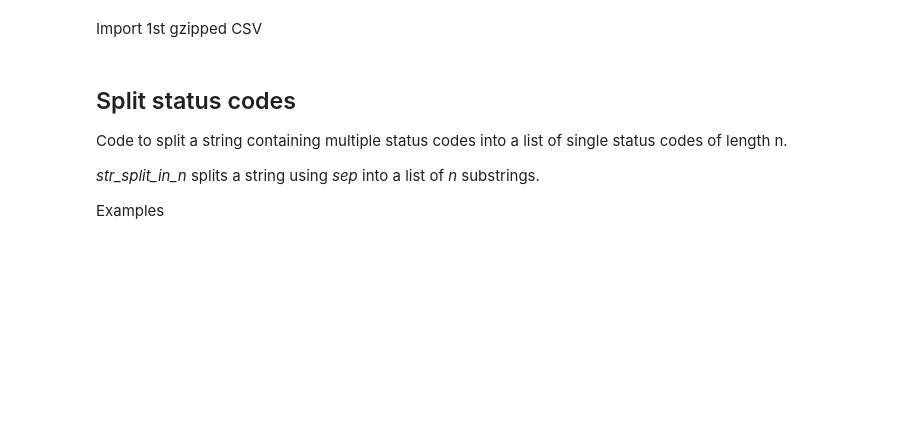
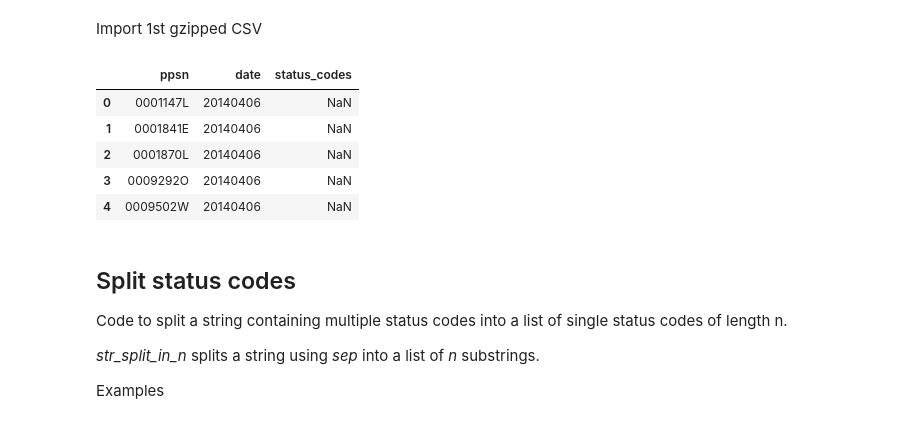
Before and after one commit to ciaranjudge/evaluation_jp, a Jupyter notebook: WeeklyStatusSummaryFlagsOnly.ipynb, the cells around one changed output. Cells and saved outputs as stored; diff of their text form; code cells hidden in the pictures; blank space fills up the shorter version.

```diff
--- a/WeeklyStatusSummaryFlagsOnly.ipynb
+++ b/WeeklyStatusSummaryFlagsOnly.ipynb
@@ -170,9 +170,16 @@ flagdate = str(datetime.now()).split('.')[0][0:10]
 meltdate = "2018-12-21" # specify if not = flagdate
 # %%
 with gzip.open('\\\\cskma0294\\F\\Evaluations\\JobPath\\WeeklyStatus_part1_melt_'+meltdate+'.gz') as f:
-    df3_part1 = pd.read_csv(f).iloc[:,1:] # drop 1st column (an artefact of the zipping process)
+    df3_part1 = pd.read_csv(f, dtype={'date':int}).iloc[:,1:] # drop 1st column (an artefact of the zipping process
 
 df3_part1.head()
+# %% [output]
+|  | ppsn | date | status_codes |
+| 0 | 0001147L | 20140406 | NaN |
+| 1 | 0001841E | 20140406 | NaN |
+| 2 | 0001870L | 20140406 | NaN |
+| 3 | 0009292O | 20140406 | NaN |
+| 4 | 0009502W | 20140406 | NaN |
 # %% [markdown]
 ## Split status codes
 Code to split a string containing multiple status codes into a list of single status codes of length n.
```
Also changed, not shown: parts of 14 cells of this notebook.
